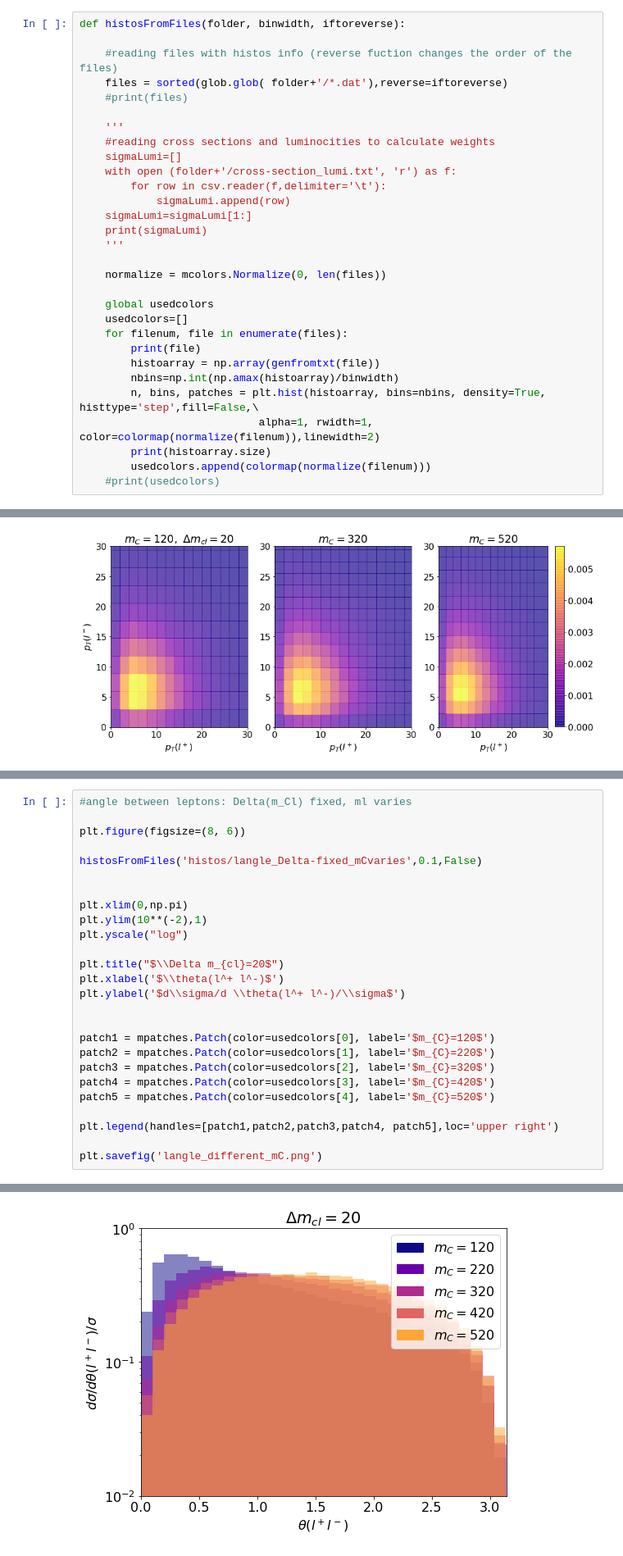
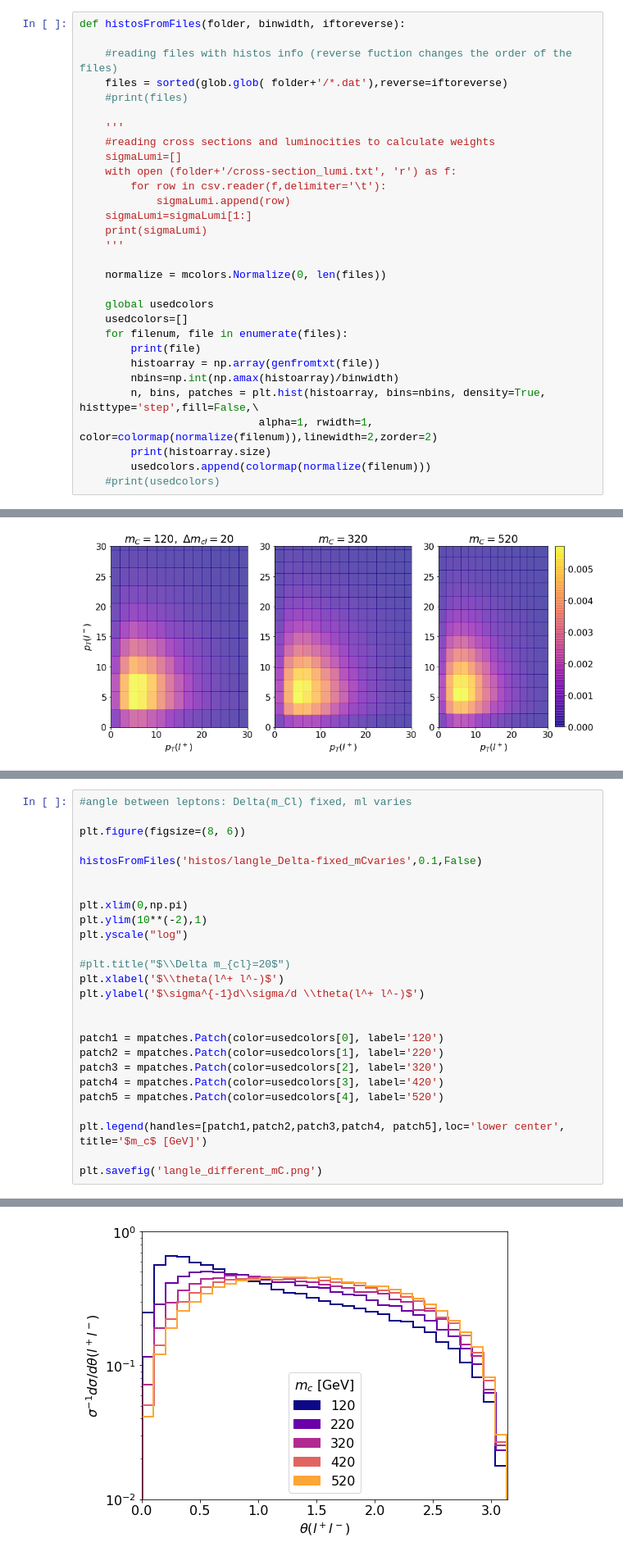
Before and after one commit to anasthesia/SoftLLP, a Jupyter notebook: kinematics/plot_histos.ipynb, the cells around one changed output, grey strips where cells are left out. Shown at 82% size. Drawn from its saved outputs; the diff is of its cells as text.

```diff
--- a/kinematics/plot_histos.ipynb
+++ b/kinematics/plot_histos.ipynb
@@ -43,7 +44,7 @@ def histosFromFiles(folder, binwidth, iftoreverse):
         histoarray = np.array(genfromtxt(file))
         nbins=np.int(np.amax(histoarray)/binwidth)
         n, bins, patches = plt.hist(histoarray, bins=nbins, density=True, histtype='step',fill=False,\
-                            alpha=1, rwidth=1, color=colormap(normalize(filenum)),linewidth=2)
+                            alpha=1, rwidth=1, color=colormap(normalize(filenum)),linewidth=2,zorder=2)
         print(histoarray.size)
         usedcolors.append(colormap(normalize(filenum)))
     #print(usedcolors)
@@ -2193,41 +2257,41 @@ histos/pTvisible_Delta-fixed_mCvaries/pTvisible_rr5.00e-08_mS5.00e+02_mT5.20e+02
 # %%
 #angle between leptons: Delta(m_Cl) fixed, ml varies
 
 plt.figure(figsize=(8, 6))
 
 histosFromFiles('histos/langle_Delta-fixed_mCvaries',0.1,False)
 
 
 plt.xlim(0,np.pi)
 plt.ylim(10**(-2),1)
 plt.yscale("log")
 
-plt.title("$\\Delta m_{cl}=20$")
+#plt.title("$\\Delta m_{cl}=20$")
 plt.xlabel('$\\theta(l^+ l^-)$')
-plt.ylabel('$d\\sigma/d \\theta(l^+ l^-)/\\sigma$')
+plt.ylabel('$\sigma^{-1}d\\sigma/d \\theta(l^+ l^-)$')
 
 
-patch1 = mpatches.Patch(color=usedcolors[0], label='$m_{C}=120$')
-patch2 = mpatches.Patch(color=usedcolors[1], label='$m_{C}=220$')
-patch3 = mpatches.Patch(color=usedcolors[2], label='$m_{C}=320$')
-patch4 = mpatches.Patch(color=usedcolors[3], label='$m_{C}=420$')
-patch5 = mpatches.Patch(color=usedcolors[4], label='$m_{C}=520$')
+patch1 = mpatches.Patch(color=usedcolors[0], label='120')
+patch2 = mpatches.Patch(color=usedcolors[1], label='220')
+patch3 = mpatches.Patch(color=usedcolors[2], label='320')
+patch4 = mpatches.Patch(color=usedcolors[3], label='420')
+patch5 = mpatches.Patch(color=usedcolors[4], label='520')
 
-plt.legend(handles=[patch1,patch2,patch3,patch4, patch5],loc='upper right')
+plt.legend(handles=[patch1,patch2,patch3,patch4, patch5],loc='lower center', title='$m_c$ [GeV]')
 
 plt.savefig('langle_different_mC.png')
 # %% [output]
 histos/langle_Delta-fixed_mCvaries/langle_rr5.00e-08_mS1.00e+02_mT1.20e+02.dat
 100000
 histos/langle_Delta-fixed_mCvaries/langle_rr5.00e-08_mS2.00e+02_mT2.20e+02.dat
 100000
 histos/langle_Delta-fixed_mCvaries/langle_rr5.00e-08_mS3.00e+02_mT3.20e+02.dat
 100000
 histos/langle_Delta-fixed_mCvaries/langle_rr5.00e-08_mS4.00e+02_mT4.20e+02.dat
 100000
 histos/langle_Delta-fixed_mCvaries/langle_rr5.00e-08_mS5.00e+02_mT5.20e+02.dat
 100000
-[figure, old version]
+[figure, new version]
 # %%
 #angle between lepton and MET: Delta-fixed_mCvaries
 
```
Also changed, not shown: parts of 14 cells of this notebook, 18 other files.
